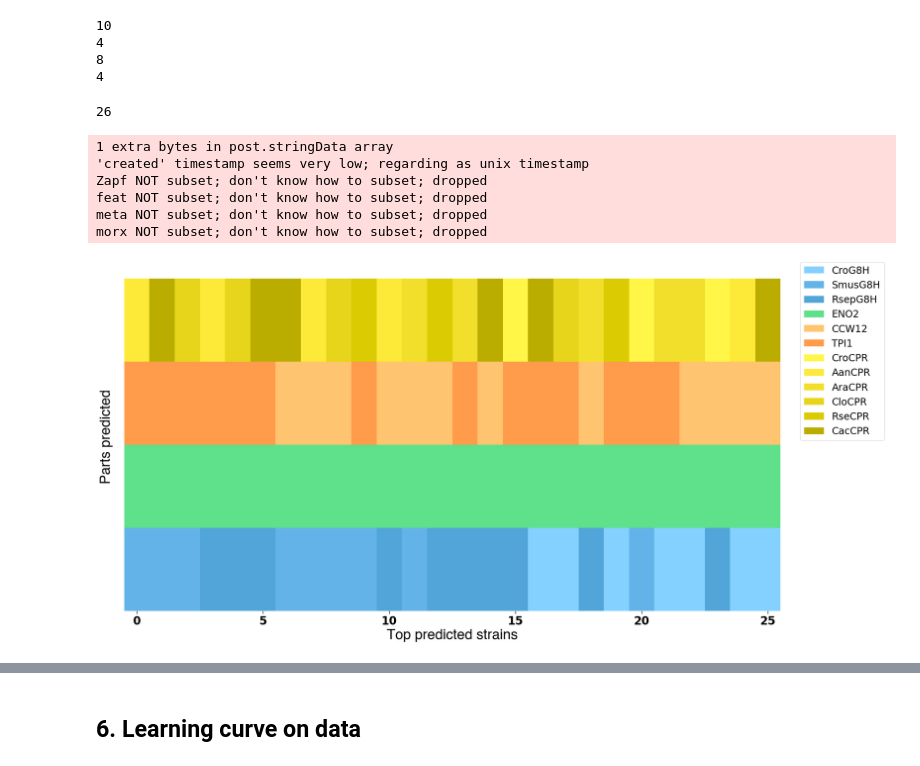
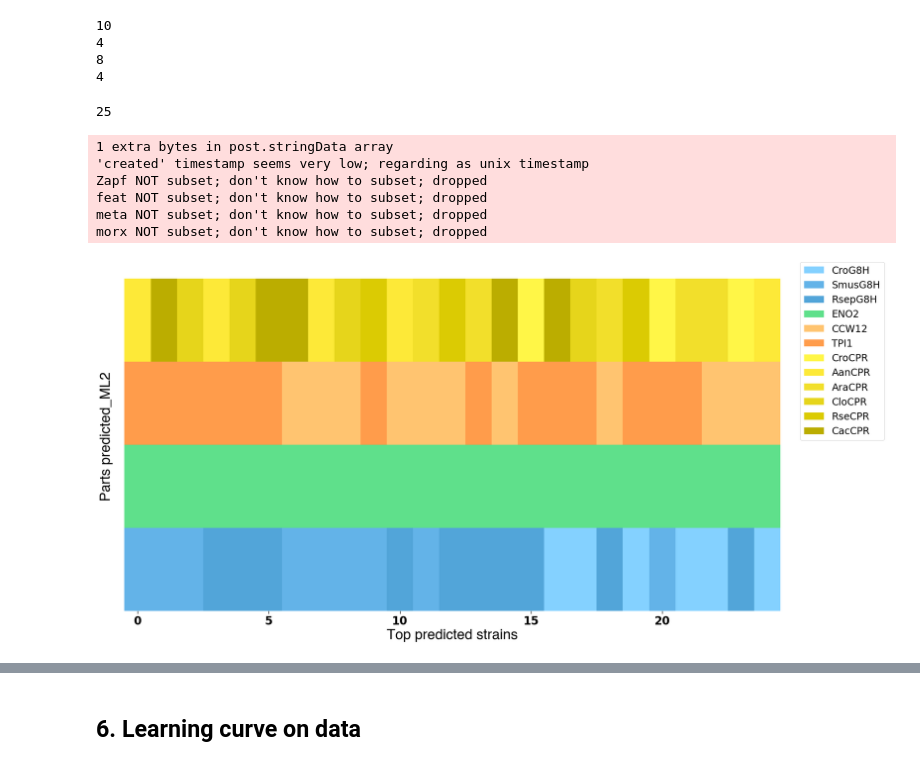
Before and after one commit to hiyama341/teemi, a Jupyter notebook: colab_notebooks/11_2_LEARN_DataAnalysisML.ipynb, the cells around one changed output, grey strips where cells are left out. Cells and saved outputs as stored; diff of their text form; code cells hidden in the pictures.

```diff
--- a/colab_notebooks/11_2_LEARN_DataAnalysisML.ipynb
+++ b/colab_notebooks/11_2_LEARN_DataAnalysisML.ipynb
@@ -985,35 +993,35 @@ d = {'Index':parst_index,'Part':list_of_parts, 'Distribution':distribution }
 df2 = pd.DataFrame(d)
 
 # slice df
-df200 = df2[:104]
+df200 = df2[:100]
 cross_tab_prop = pd.crosstab(index=df200['Index'],
                              columns=df200['Part'])
 
 coloumns = list(cross_tab_prop.columns)
 
 
 print(len(cross_tab_prop))
 # fix coloumns
 coloumns = list(cross_tab_prop.columns)
 fixed_columns = []
 for name in all_parts:
     if name in coloumns:
         fixed_columns.append(name)
 
 # get only the columns we use
 cross_tab_prop = cross_tab_prop[fixed_columns]
 
-name = 'Best_combinations_predicted_by_the_ML2_26_'
+name = 'Best_combinations_predicted_by_the_ML2_25'
 carpet_barplot(cross_tab_prop, colorDict, save_pdf= True , path ='G8H_CPR_library/data/10-plots/11_2_LEARN_Data_analysis/'+name, xlabel ='Top predicted strains' ,
-               ylabel = 'Parts predicted',
+               ylabel = 'Parts predicted_ML2',
               size_height= 10,
               size_length=20)
 # %% [output]
-26
+25
 1 extra bytes in post.stringData array
 'created' timestamp seems very low; regarding as unix timestamp
 Zapf NOT subset; don't know how to subset; dropped
 feat NOT subset; don't know how to subset; dropped
 meta NOT subset; don't know how to subset; dropped
 morx NOT subset; don't know how to subset; dropped
-[figure, old version]
+[figure, new version]
```
Also changed, not shown: parts of 5 cells of this notebook, 1 other file.
